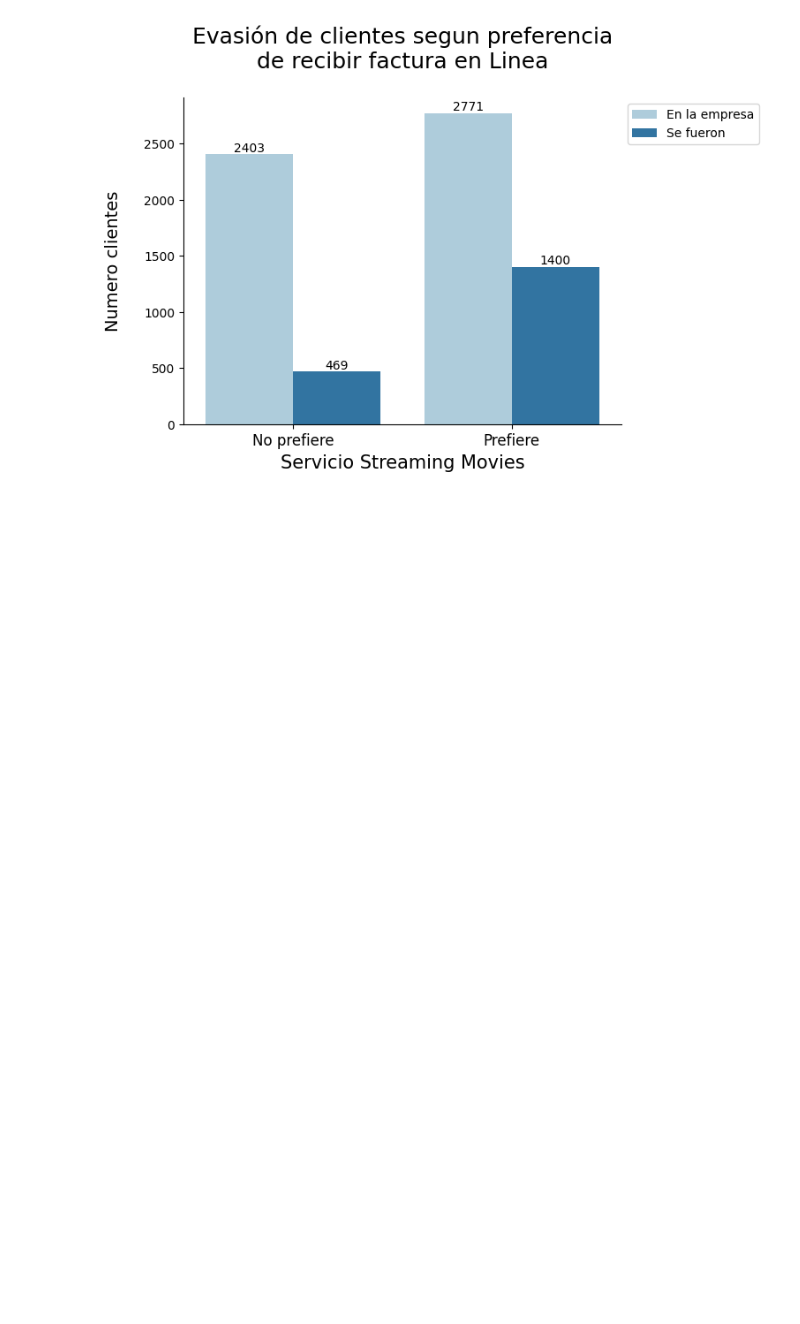
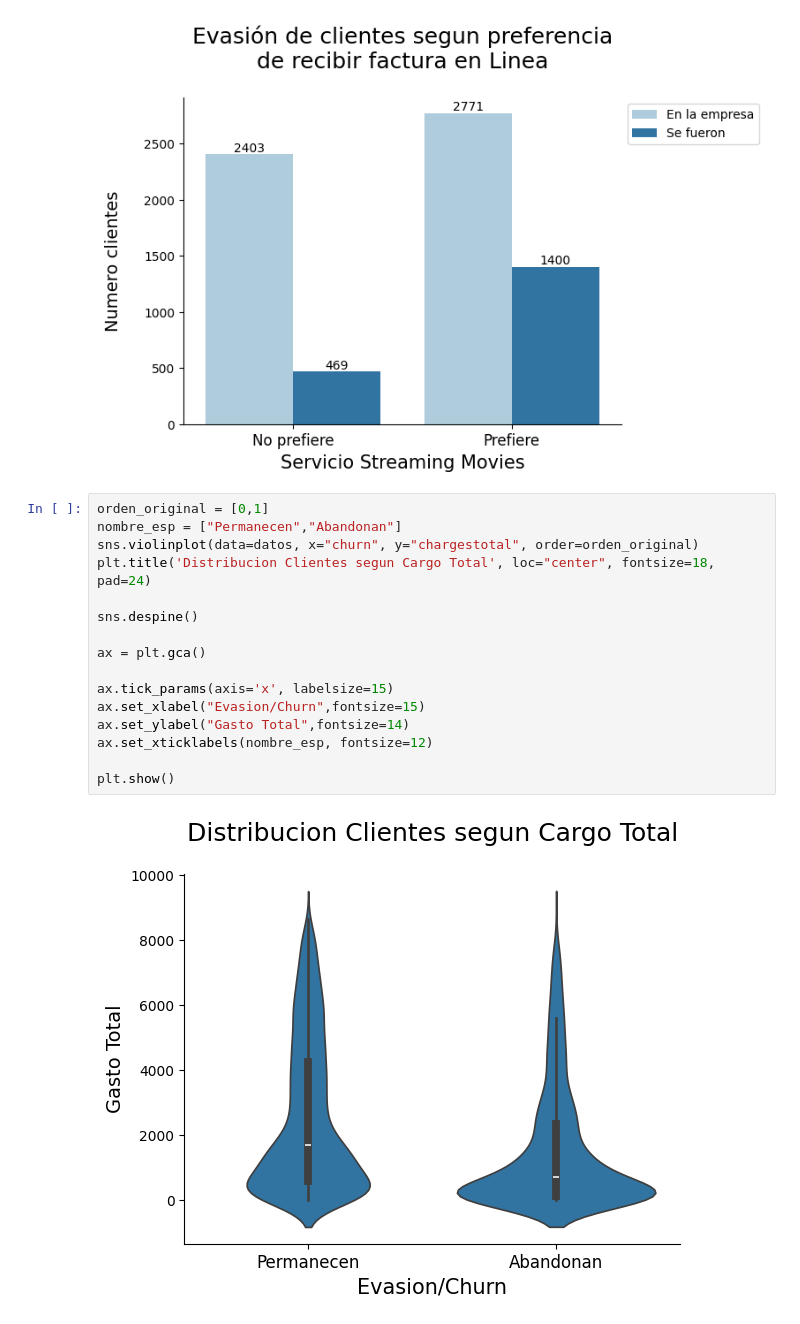
Before and after one commit to pierobadano/Desafio-TelecomX-P1, a Jupyter notebook: Desafio_Telecom_p1.ipynb, the cells around one changed output. Cells and saved outputs as stored; diff of their text form; blank space fills up the shorter version.

```diff
--- a/Desafio_Telecom_p1.ipynb
+++ b/Desafio_Telecom_p1.ipynb
@@ -737,3 +737,21 @@ ax.set_xticklabels(nombre_esp, fontsize=12)
 plt.show()
 # %% [output]
 [figure]
+# %%
+orden_original = [0,1]
+nombre_esp = ["Permanecen","Abandonan"]
+sns.violinplot(data=datos, x="churn", y="chargestotal", order=orden_original)
+plt.title('Distribucion Clientes segun Cargo Total', loc="center", fontsize=18, pad=24)
+
+sns.despine()
+
+ax = plt.gca()
+
+ax.tick_params(axis='x', labelsize=15)
+ax.set_xlabel("Evasion/Churn",fontsize=15)
+ax.set_ylabel("Gasto Total",fontsize=14)
+ax.set_xticklabels(nombre_esp, fontsize=12)
+
+plt.show()
+# %% [output]
+[figure, added]
```
Also changed, not shown: parts of 2 cells of this notebook.
